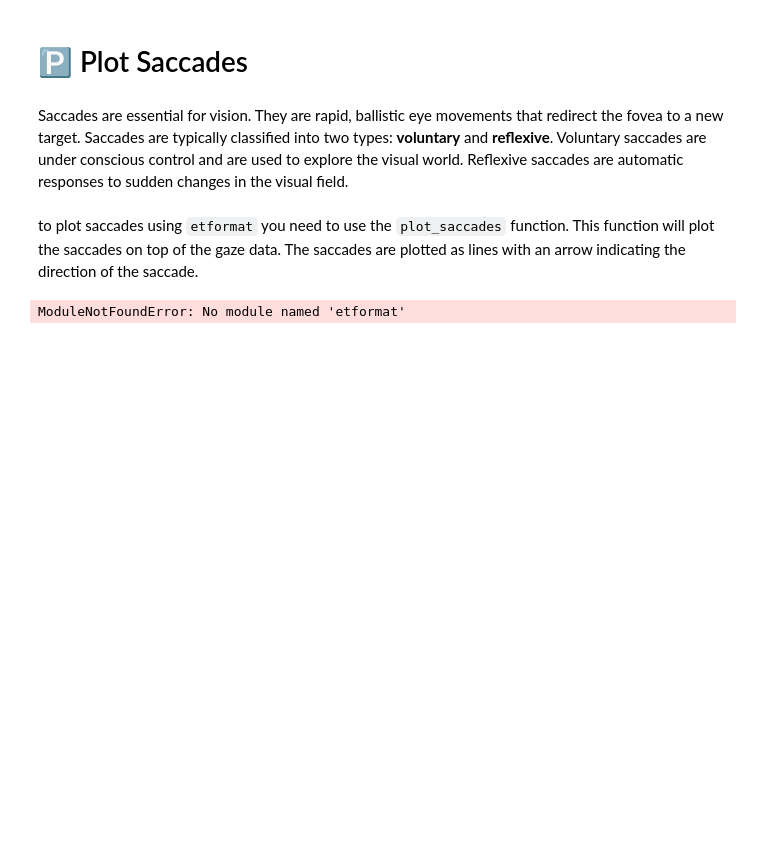
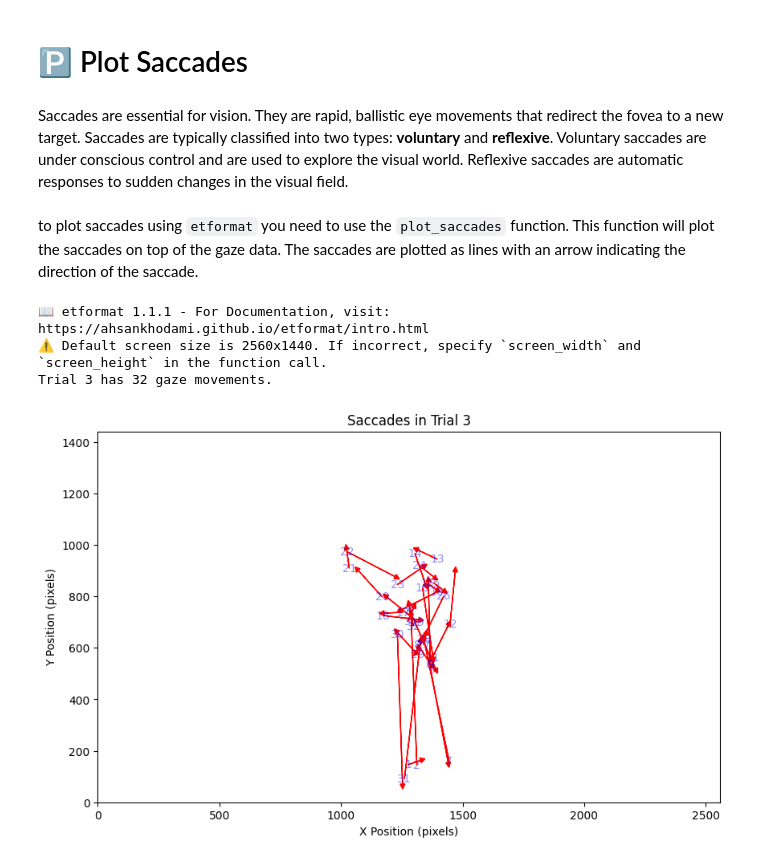
Before and after one commit to AhsanKhodami/etformat, a Jupyter notebook: Documentation/_build/jupyter_execute/plot_saccade.ipynb, the cells around one changed output. Cells and saved outputs as stored; diff of their text form; code cells hidden in the pictures; blank space fills up the shorter version.

```diff
--- a/Documentation/_build/jupyter_execute/plot_saccade.ipynb
+++ b/Documentation/_build/jupyter_execute/plot_saccade.ipynb
@@ -7,7 +7,10 @@ to plot saccades using `etformat` you need to use the `plot_saccades` function.
 # %%
 import etformat as et
 import pandas as pd
-events = pd.read_csv(r"K:\Packages for python\etformat misc\test_events.csv")
+events = pd.read_csv(r"I:\Packages for python\etformat misc\test_events.csv")
 et.plot_saccades(events, trial_number=3)
 # %% [output]
-ModuleNotFoundError: No module named 'etformat'
+📖 etformat 1.1.1 - For Documentation, visit: https://ahsankhodami.github.io/etformat/intro.html
+⚠️ Default screen size is 2560x1440. If incorrect, specify `screen_width` and `screen_height` in the function call.
+Trial 3 has 32 gaze movements.
+[figure, added]
```
Also changed, not shown: 37 other files.
